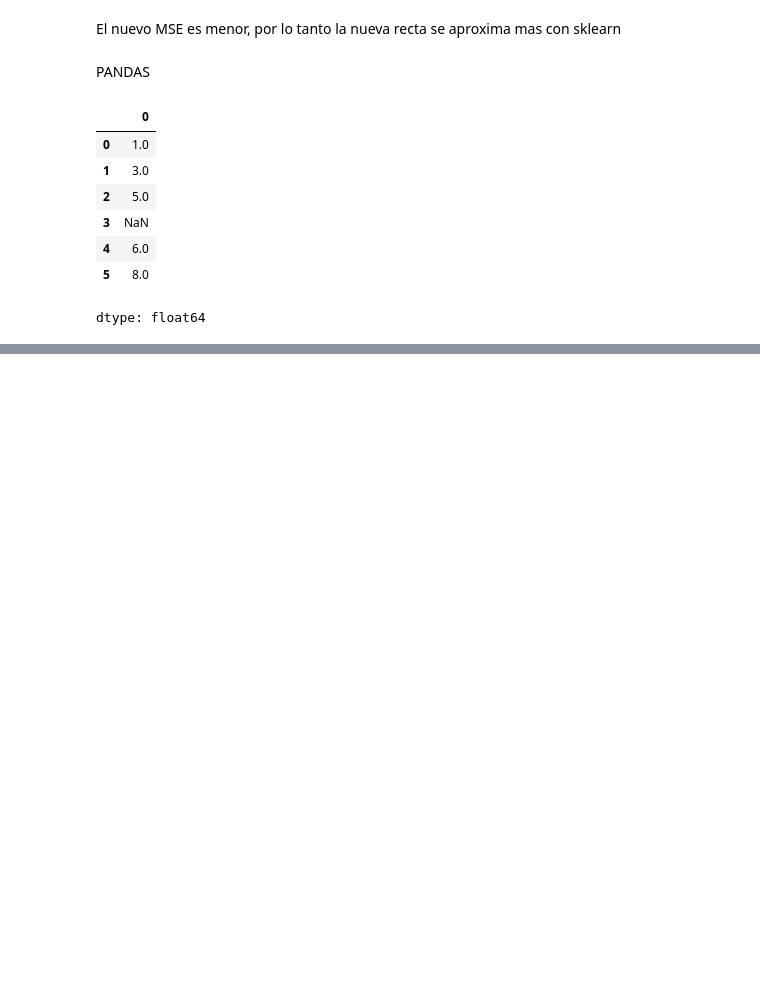
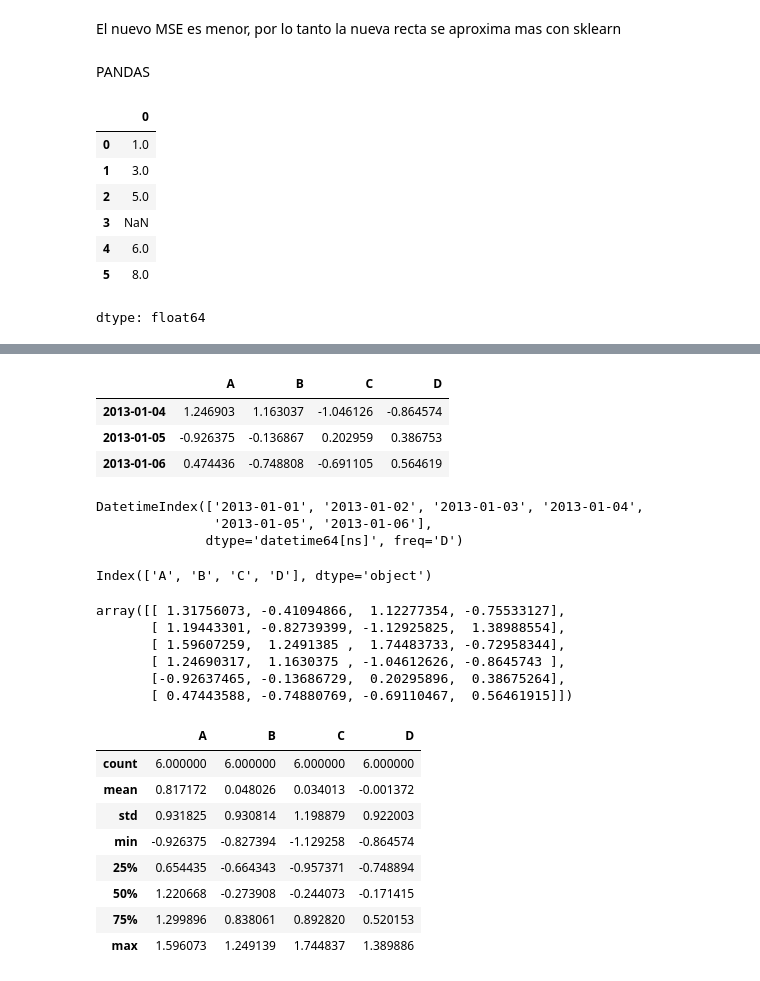
Before and after one commit to vidalesdavid/mineria_de_datos, a Jupyter notebook: Mineria_de_datos_183060.ipynb, the cells around one changed output, grey strips where cells are left out. Cells and saved outputs as stored; diff of their text form; code cells hidden in the pictures; blank space fills up the shorter version.

```diff
--- a/Mineria_de_datos_183060.ipynb
+++ b/Mineria_de_datos_183060.ipynb
@@ -823,0 +830,2 @@ dates = pd.date_range("20130101", periods=6)
+# %%
+df = pd.DataFrame(np.random.randn(6, 4), index=dates, columns=list("ABCD"))
@@ -823,0 +881,38 @@ dates = pd.date_range("20130101", periods=6)
+# %%
+df.tail(3)
+# %% [output]
+|  | A | B | C | D |
+| 2013-01-04 | 1.246903 | 1.163037 | -1.046126 | -0.864574 |
+| 2013-01-05 | -0.926375 | -0.136867 | 0.202959 | 0.386753 |
+| 2013-01-06 | 0.474436 | -0.748808 | -0.691105 | 0.564619 |
+# %%
+df.index
+# %% [output]
+DatetimeIndex(['2013-01-01', '2013-01-02', '2013-01-03', '2013-01-04',
+               '2013-01-05', '2013-01-06'],
+              dtype='datetime64[ns]', freq='D')
+# %%
+df.columns
+# %% [output]
+Index(['A', 'B', 'C', 'D'], dtype='object')
+# %%
+df.to_numpy()
+# %% [output]
+array([[ 1.31756073, -0.41094866,  1.12277354, -0.75533127],
+       [ 1.19443301, -0.82739399, -1.12925825,  1.38988554],
+       [ 1.59607259,  1.2491385 ,  1.74483733, -0.72958344],
+       [ 1.24690317,  1.1630375 , -1.04612626, -0.8645743 ],
+       [-0.92637465, -0.13686729,  0.20295896,  0.38675264],
+       [ 0.47443588, -0.74880769, -0.69110467,  0.56461915]])
+# %%
+df.describe()
+# %% [output]
+|  | A | B | C | D |
+| count | 6.000000 | 6.000000 | 6.000000 | 6.000000 |
+| mean | 0.817172 | 0.048026 | 0.034013 | -0.001372 |
+| std | 0.931825 | 0.930814 | 1.198879 | 0.922003 |
+| min | -0.926375 | -0.827394 | -1.129258 | -0.864574 |
+| 25% | 0.654435 | -0.664343 | -0.957371 | -0.748894 |
+| 50% | 1.220668 | -0.273908 | -0.244073 | -0.171415 |
+| 75% | 1.299896 | 0.838061 | 0.892820 | 0.520153 |
+| max | 1.596073 | 1.249139 | 1.744837 | 1.389886 |
```
Also changed, not shown: parts of 16 cells of this notebook.
